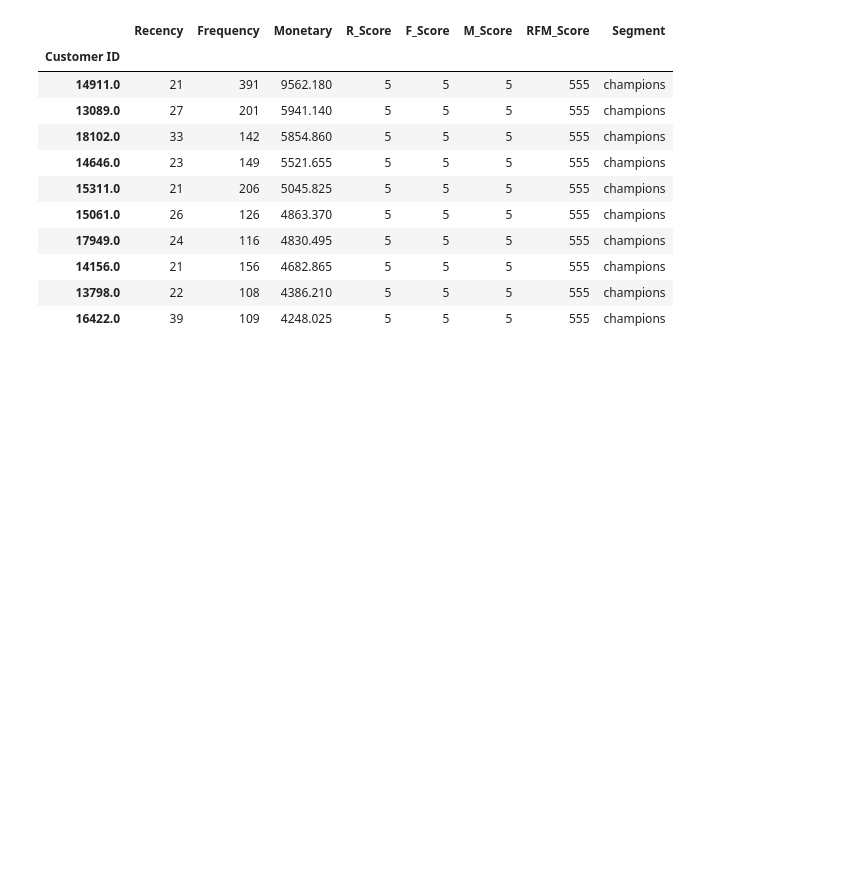
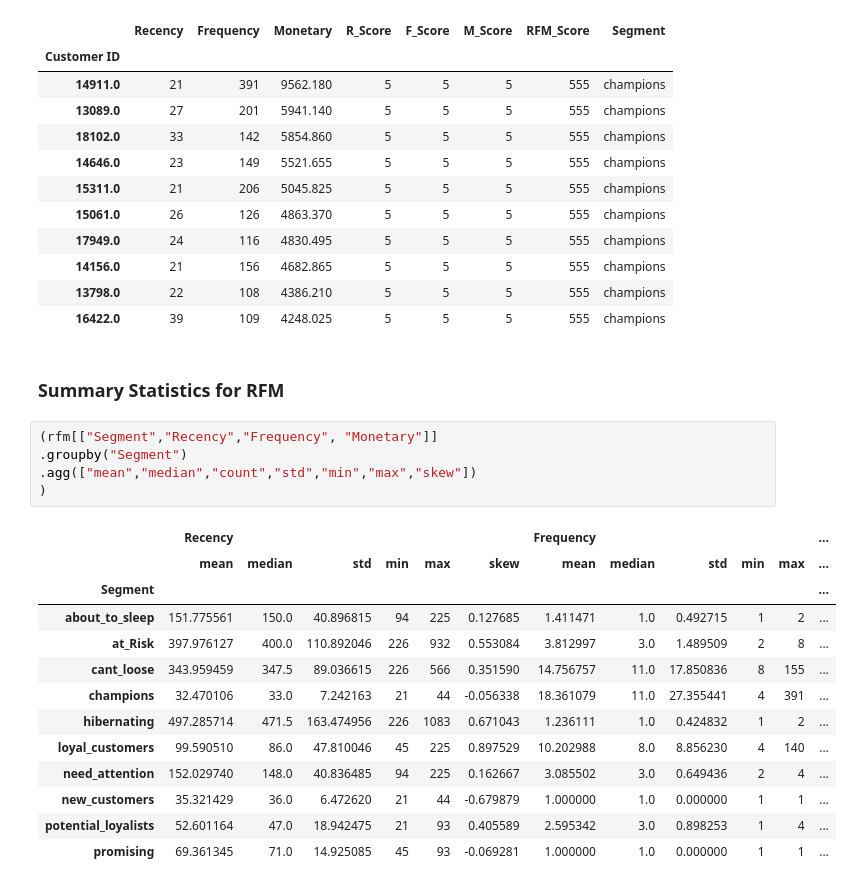
Before and after one commit to emirhansilsupur/CRM-Analytics, a Jupyter notebook: online_retail_for_rfm.ipynb, the cells around one changed output. Saved outputs shown, nothing was run; the diff lists cells and outputs as text; blank space fills up the shorter version.

```diff
--- a/online_retail_for_rfm.ipynb
+++ b/online_retail_for_rfm.ipynb
@@ -267,3 +267,24 @@ rfm[rfm["RFM_Score"]=='555'].sort_values("Monetary", ascending=False).head(10)
 | 14156.0 | 21 | 156 | 4682.865 | 5 | 5 | 5 | 555 | champions |
 | 13798.0 | 22 | 108 | 4386.210 | 5 | 5 | 5 | 555 | champions |
 | 16422.0 | 39 | 109 | 4248.025 | 5 | 5 | 5 | 555 | champions |
+# %% [markdown]
+### Summary Statistics for RFM
+# %%
+(rfm[["Segment","Recency","Frequency", "Monetary"]]
+.groupby("Segment")
+.agg(["mean","median","count","std","min","max","skew"])
+)
+# %% [output]
+|  | Recency |  |  |  |  |  | Frequency |  |  |  |  | ... |
+|  | mean | median | std | min | max | skew | mean | median | std | min | max | ... |
+| Segment |  |  |  |  |  |  |  |  |  |  |  | ... |
+| about_to_sleep | 151.775561 | 150.0 | 40.896815 | 94 | 225 | 0.127685 | 1.411471 | 1.0 | 0.492715 | 1 | 2 | ... |
+| at_Risk | 397.976127 | 400.0 | 110.892046 | 226 | 932 | 0.553084 | 3.812997 | 3.0 | 1.489509 | 2 | 8 | ... |
+| cant_loose | 343.959459 | 347.5 | 89.036615 | 226 | 566 | 0.351590 | 14.756757 | 11.0 | 17.850836 | 8 | 155 | ... |
+| champions | 32.470106 | 33.0 | 7.242163 | 21 | 44 | -0.056338 | 18.361079 | 11.0 | 27.355441 | 4 | 391 | ... |
+| hibernating | 497.285714 | 471.5 | 163.474956 | 226 | 1083 | 0.671043 | 1.236111 | 1.0 | 0.424832 | 1 | 2 | ... |
+| loyal_customers | 99.590510 | 86.0 | 47.810046 | 45 | 225 | 0.897529 | 10.202988 | 8.0 | 8.856230 | 4 | 140 | ... |
+| need_attention | 152.029740 | 148.0 | 40.836485 | 94 | 225 | 0.162667 | 3.085502 | 3.0 | 0.649436 | 2 | 4 | ... |
+| new_customers | 35.321429 | 36.0 | 6.472620 | 21 | 44 | -0.679879 | 1.000000 | 1.0 | 0.000000 | 1 | 1 | ... |
+| potential_loyalists | 52.601164 | 47.0 | 18.942475 | 21 | 93 | 0.405589 | 2.595342 | 3.0 | 0.898253 | 1 | 4 | ... |
+| promising | 69.361345 | 71.0 | 14.925085 | 45 | 93 | -0.069281 | 1.000000 | 1.0 | 0.000000 | 1 | 1 | ... |
```
Also changed, not shown: parts of 6 cells of this notebook.
